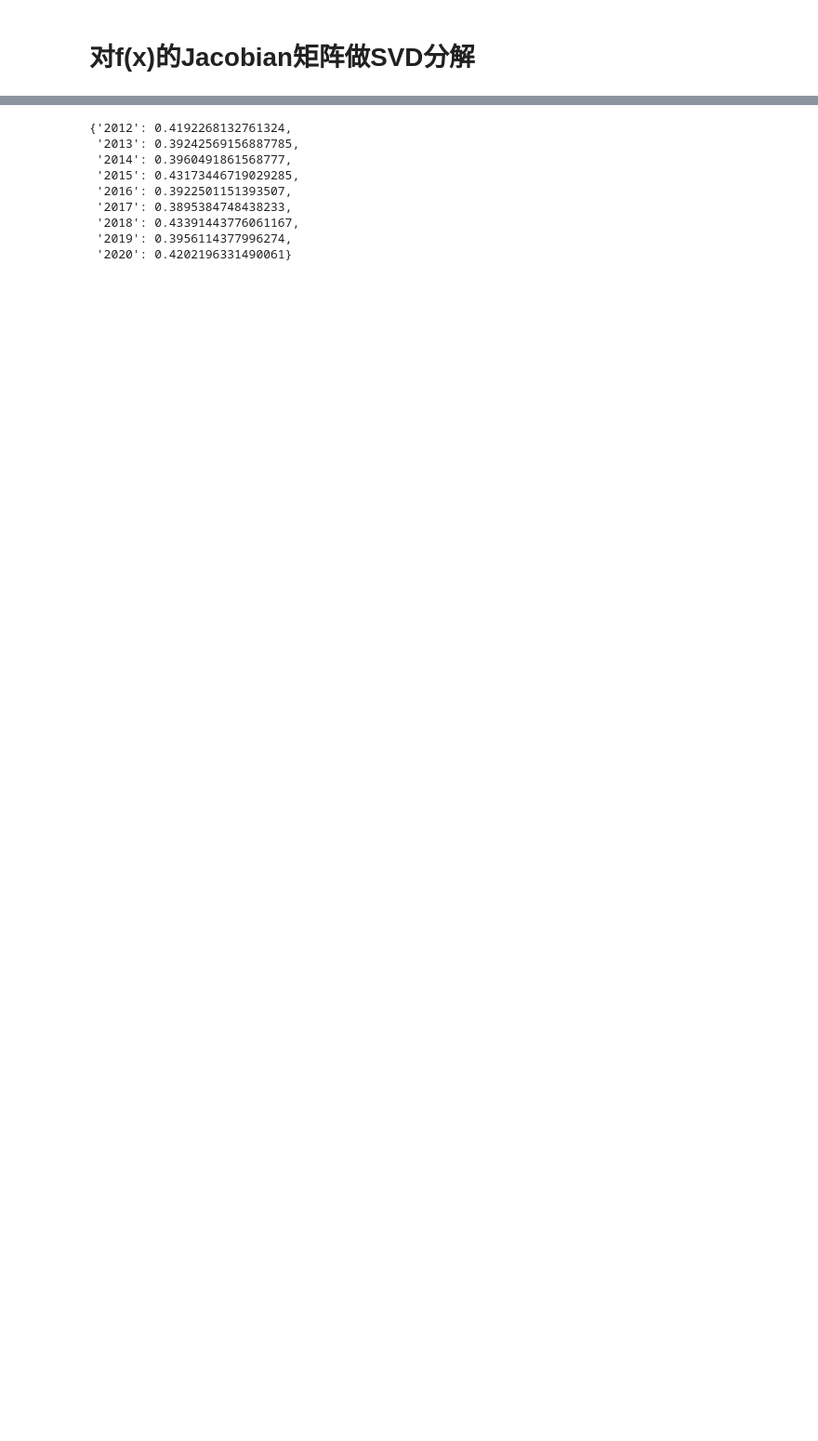
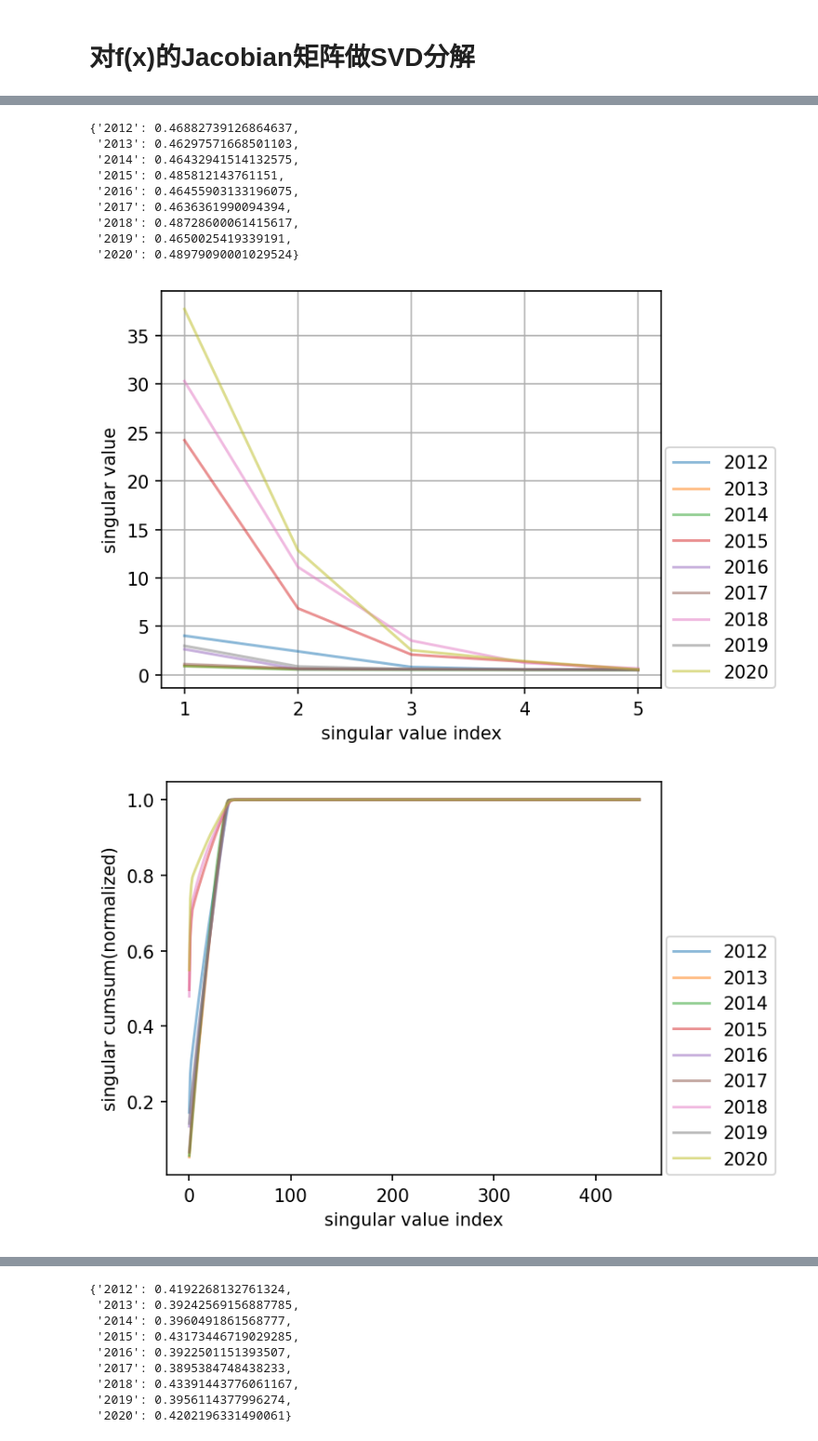
Before and after one commit to Matthew-ymz/Time-series-forecasting-for-causal-emergence, a Jupyter notebook: postprocessing/jacobian_svd.ipynb, the cells around one changed output, grey strips where cells are left out. Shown at 93% size. Saved outputs shown, nothing was run; the diff lists cells and outputs as text; code cells hidden in the pictures; blank space fills up the shorter version.

```diff
--- a/postprocessing/jacobian_svd.ipynb
+++ b/postprocessing/jacobian_svd.ipynb
@@ -75,0 +112,17 @@ def plot_singular_cum(test_id_first, seeds = 1, length=1, window=5, sigmas=True)
+# %%
+test_id = 'long_term_forecast_data_mean_996_37_iTransformer_cov_QBO_ftM_sl12_pl12_dm512_nh8_el4_dl1_df512_fc3_floc0_lam0.001_dtTrue_Exp_'
+plot_singular(test_id, seeds = 1, length=12, window=5, sigmas=True)
+gn_dic = plot_singular_cum(test_id, seeds=1, length=12, window=444, sigmas=True)
+gn_dic
+# %% [output]
+{'2012': 0.46882739126864637,
+ '2013': 0.46297571668501103,
+ '2014': 0.46432941514132575,
+ '2015': 0.485812143761151,
+ '2016': 0.46455903133196075,
+ '2017': 0.4636361990094394,
+ '2018': 0.48728600061415617,
+ '2019': 0.4650025419339191,
+ '2020': 0.48979090001029524}
+[figure, added]
+[figure, added]
```
Also changed, not shown: parts of 6 cells of this notebook, 10 other files.
